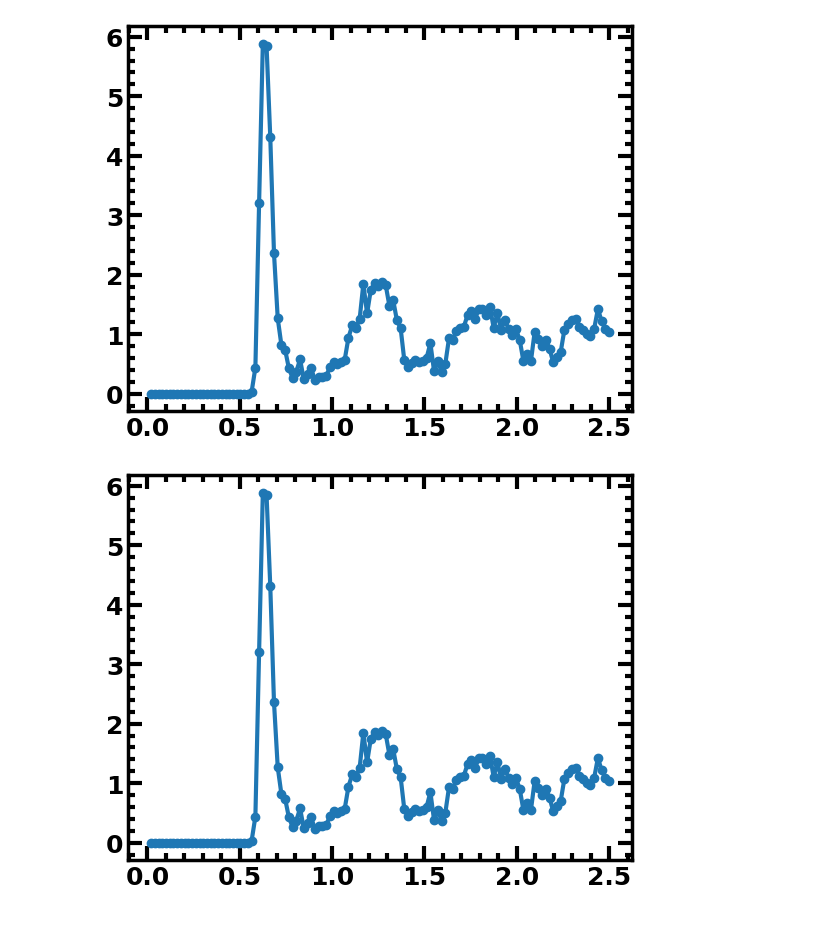
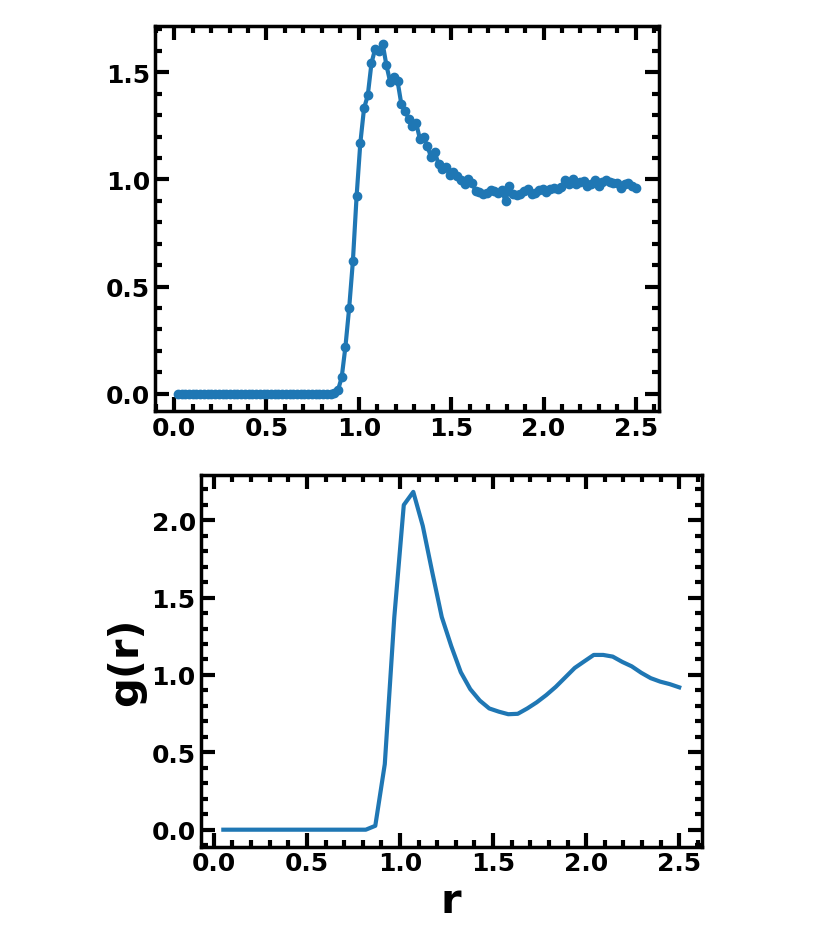
Before and after one commit to azizsimx/Simulation_Methods, a Jupyter notebook: MD_LJ_PMF_EXP-FIT.ipynb, the cells around one changed output. Cells and saved outputs as stored; diff of their text form; code cells hidden in the pictures.

```diff
--- a/MD_LJ_PMF_EXP-FIT.ipynb
+++ b/MD_LJ_PMF_EXP-FIT.ipynb
@@ -31,7 +31,7 @@ plt.rcParams['xtick.minor.visible'] =  True
 plt.rcParams['ytick.minor.visible'] =  True
 
 
-plt.rcParams['legend.fontsize'] = 12
+plt.rcParams['legend.fontsize'] = 10
 plt.rcParams['legend.frameon'] = False
 plt.rcParams['legend.loc'] = 'best'
 plt.rcParams['legend.markerscale'] = 1
@@ -248,7 +248,7 @@ def find_minima(x, y):
 
 #Initialise ...
 boxl = 5 # Unit of sigma
-ndim = 2
+ndim = 3
 npart = 64 # Number of particles
 rho = npart/(boxl**ndim)
 print("Density = ", rho)
@@ -297,7 +297,7 @@ lj_minima, lj_min_values = find_minima(r_values, lj_pot)
 # Find minima for PMF
 pmf_minima, pmf_min_values = find_minima(r_values, pmf_shift)
 
-rbins, rdf = RDF(traj_pos,boxl,bw=0.02)
+rbins, rdf = RDF(traj_pos,boxl,bw=0.05)
 plt.plot(rbins, rdf,'-o')
 plt.show()
 
@@ -373,29 +404,33 @@ rbins, rdf = RDF(traj_pos,boxl,bw=0.02)
 plt.plot(rbins, rdf,'-o')
 plt.show()
 # %% [output]
-[figure, old version]
+[figure, new version]
 # %%
 # Calculate RDF
 rbins, rdf = RDF(traj_pos, boxl, bw=0.1)
 
 # Calculate LJ potential
 r_values = np.linspace(0.9, 4.0, 300)  # Avoid r=0 division
 lj_pot = lj_potential(r_values)
 
 # Calculate PMF from RDF
 rdf_interp = interp1d(rbins, rdf, bounds_error=False, fill_value=(rdf[0], rdf[-1]))
 rdf_at_r_values = rdf_interp(r_values)
 pmf = pmf_from_rdf(r_values, rdf_at_r_values, kT=2.0)
 pmf_shift = pmf - pmf[-1]
 
 lj_minima, lj_min_values = find_minima(r_values, lj_pot)
 pmf_minima, pmf_min_values = find_minima(r_values, pmf_shift)
 
-rbins, rdf = RDF(traj_pos,boxl,bw=0.02)
-plt.plot(rbins, rdf,'-o')
+rbins, rdf = RDF(traj_pos,boxl,bw=0.05)
+plt.plot(rbins, rdf)
+plt.xlabel('r')
+plt.ylabel('g(r)')
+plt.tight_layout()
+plt.savefig('rdf4.png', dpi=500, bbox_inches="tight")
 plt.show()
 # %% [output]
-[figure, old version]
+[figure, new version]
 # %%
 # Plot both potentials
 plt.figure(figsize=(8, 6))
```
Also changed, not shown: parts of 8 cells of this notebook.
